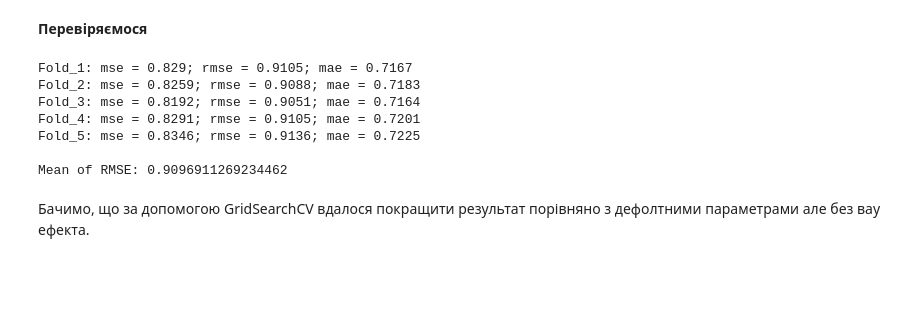
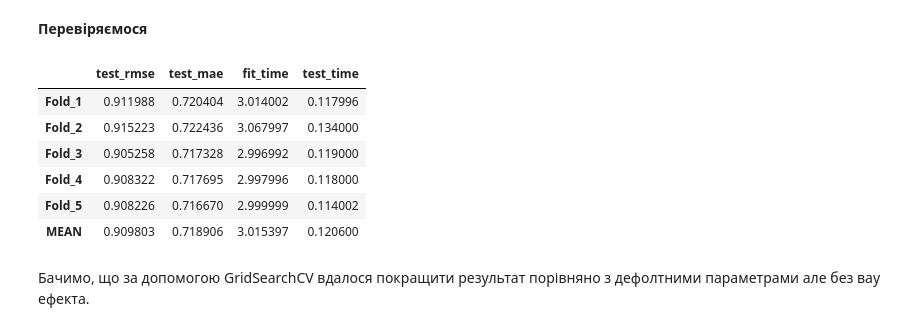
Before and after one commit to YpL68/DataScience9, a Jupyter notebook: HW7_part1.ipynb, the cells around one changed output. Saved outputs shown, nothing was run; the diff lists cells and outputs as text; code cells hidden in the pictures; blank space fills up the shorter version.

```diff
--- a/HW7_part1.ipynb
+++ b/HW7_part1.ipynb
@@ -13,10 +9,10 @@ from surprise.model_selection import train_test_split, cross_validate, KFold, Gr
 # %%
-def predict_metrics(predictions: list) -> str:
-    mse = np.round(accuracy.mse(predictions, verbose=False),4)
-    rmse = np.round(accuracy.rmse(predictions, verbose=False),4)
-    mae = np.round(accuracy.mae(predictions, verbose=False),4)
-
-    return f"mse = {mse}; rmse = {rmse}; mae = {mae}"
+def print_cv_metrics(cv_result: dict):
+    result_df = pd.DataFrame.from_dict(result)
+    result_df.index = ["Fold_" + str(i+1) for i in range(len(result[list(result.keys())[0]]))]
+    mean_df = pd.DataFrame(result_df.mean()).T
+    mean_df.index = ["MEAN"]
+    display(pd.concat([result_df, mean_df]))
 # %% [markdown]
 ## Частина перша
 # %% [markdown]
@@ -133,26 +106,18 @@ Best params: {'n_epochs': 80, 'lr_all': 0.005, 'reg_all': 0.1}
 # %% [markdown]
 __Перевіряємося__
 # %%
-kf = KFold(n_splits=5)
-algo = SVD(n_epochs=80, lr_all=0.005, reg_all=0.1)
+algo = SVD(n_factors=150, n_epochs=80, lr_all=0.005, reg_all=0.1)
 
-count = 0
-rmse_sum = 0
-for trainset, testset in kf.split(data):
-    count += 1
-    predictions = algo.fit(trainset).test(testset)
-    rmse_sum += accuracy.rmse(predictions, verbose=False)
-    print(f"Fold_{count}: {predict_metrics(predictions)}")
-
-print(f"\nMean of RMSE: {rmse_sum/5}")
+result = cross_validate(algo, data, measures=["RMSE", "MAE"], cv=N_SPLITS, n_jobs=-1, verbose=False)
+print_cv_metrics(result)
 # %% [output]
-Fold_1: mse = 0.829; rmse = 0.9105; mae = 0.7167
-Fold_2: mse = 0.8259; rmse = 0.9088; mae = 0.7183
-Fold_3: mse = 0.8192; rmse = 0.9051; mae = 0.7164
-Fold_4: mse = 0.8291; rmse = 0.9105; mae = 0.7201
-Fold_5: mse = 0.8346; rmse = 0.9136; mae = 0.7225
-
-Mean of RMSE: 0.9096911269234462
+|  | test_rmse | test_mae | fit_time | test_time |
+| Fold_1 | 0.911988 | 0.720404 | 3.014002 | 0.117996 |
+| Fold_2 | 0.915223 | 0.722436 | 3.067997 | 0.134000 |
+| Fold_3 | 0.905258 | 0.717328 | 2.996992 | 0.119000 |
+| Fold_4 | 0.908322 | 0.717695 | 2.997996 | 0.118000 |
+| Fold_5 | 0.908226 | 0.716670 | 2.999999 | 0.114002 |
+| MEAN | 0.909803 | 0.718906 | 3.015397 | 0.120600 |
 # %% [markdown]
 Бачимо, що за допомогою GridSearchCV вдалося покращити результат порівняно з дефолтними параметрами але без вау ефекта.
 # %% [markdown]
```
Also changed, not shown: parts of 13 cells of this notebook.
